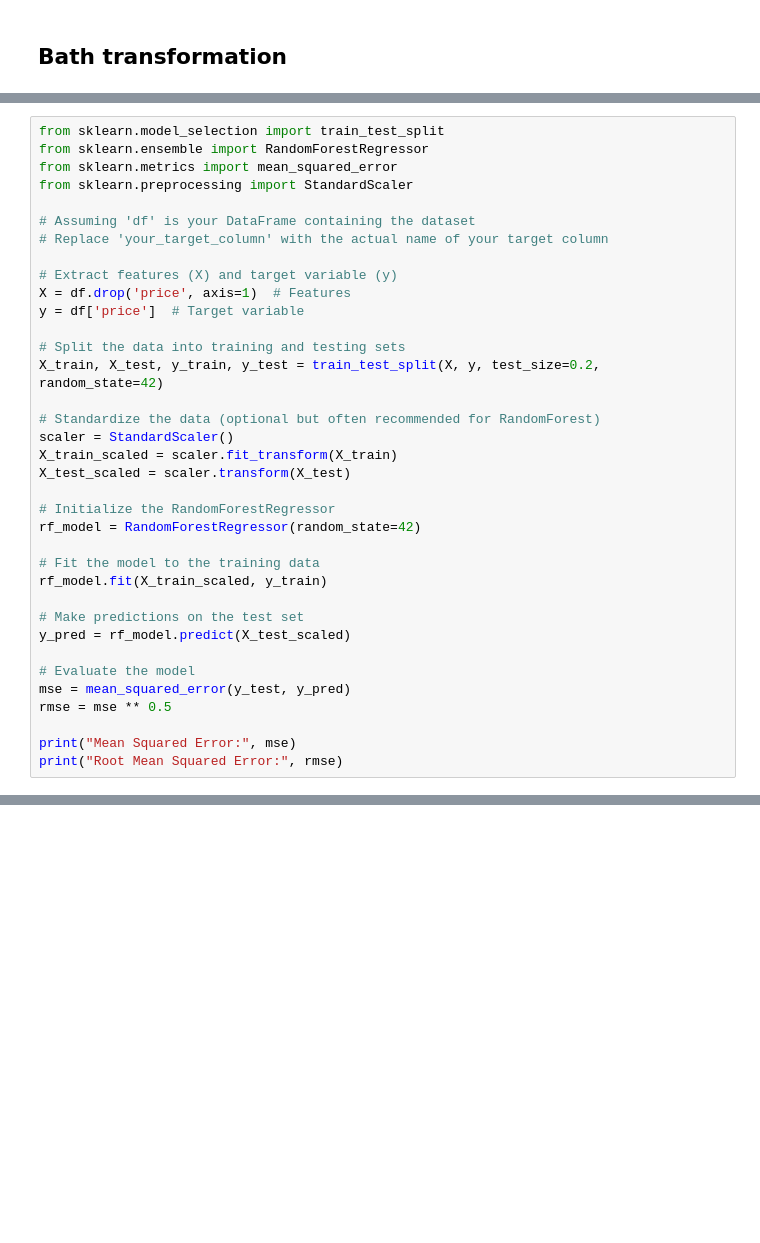
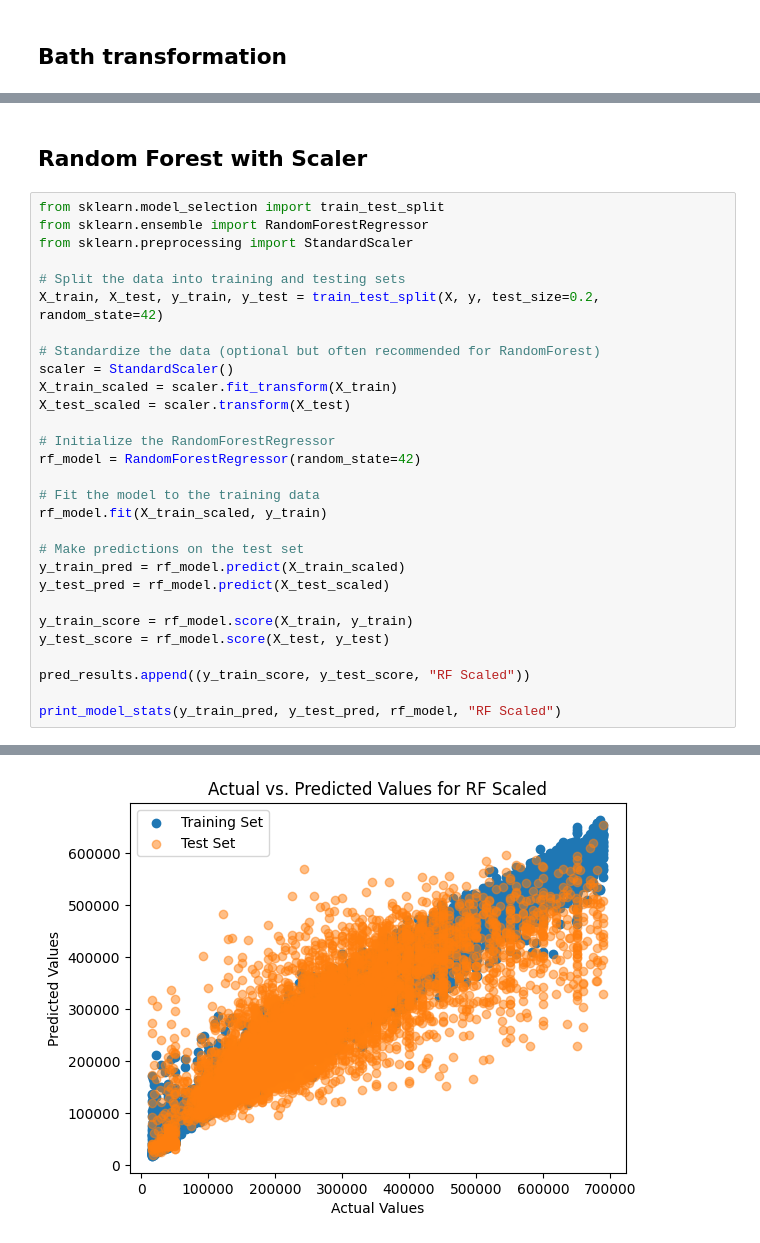
Before and after one commit to adnanjpg/data-mining-project, a Jupyter notebook: main.ipynb, the cells around one changed output, grey strips where cells are left out. Drawn from its saved outputs; the diff is of its cells as text; blank space fills up the shorter version.

```diff
--- a/main.ipynb
+++ b/main.ipynb
@@ -406,15 +793,9 @@ print(f'Test Accuracy: {test_accuracy}')
+# %% [markdown]
+## Random Forest with Scaler
 # %%
 from sklearn.model_selection import train_test_split
 from sklearn.ensemble import RandomForestRegressor
-from sklearn.metrics import mean_squared_error
 from sklearn.preprocessing import StandardScaler
-
-# Assuming 'df' is your DataFrame containing the dataset
-# Replace 'your_target_column' with the actual name of your target column
-
-# Extract features (X) and target variable (y)
-X = df.drop('price', axis=1)  # Features
-y = df['price']  # Target variable
 
 # Split the data into training and testing sets
 X_train, X_test, y_train, y_test = train_test_split(X, y, test_size=0.2, random_state=42)
@@ -431,11 +812,13 @@ rf_model = RandomForestRegressor(random_state=42)
 rf_model.fit(X_train_scaled, y_train)
 
 # Make predictions on the test set
-y_pred = rf_model.predict(X_test_scaled)
+y_train_pred = rf_model.predict(X_train_scaled)
+y_test_pred = rf_model.predict(X_test_scaled)
 
-# Evaluate the model
-mse = mean_squared_error(y_test, y_pred)
-rmse = mse ** 0.5
+y_train_score = rf_model.score(X_train, y_train)
+y_test_score = rf_model.score(X_test, y_test)
 
-print("Mean Squared Error:", mse)
-print("Root Mean Squared Error:", rmse)
+pred_results.append((y_train_score, y_test_score, "RF Scaled"))
+
+print_model_stats(y_train_pred, y_test_pred, rf_model, "RF Scaled")
+# %% [output]
@@ -441,0 +839 @@ print("Root Mean Squared Error:", rmse)
+[figure, added]
```
Also changed, not shown: parts of 99 cells of this notebook, 1 other file.
